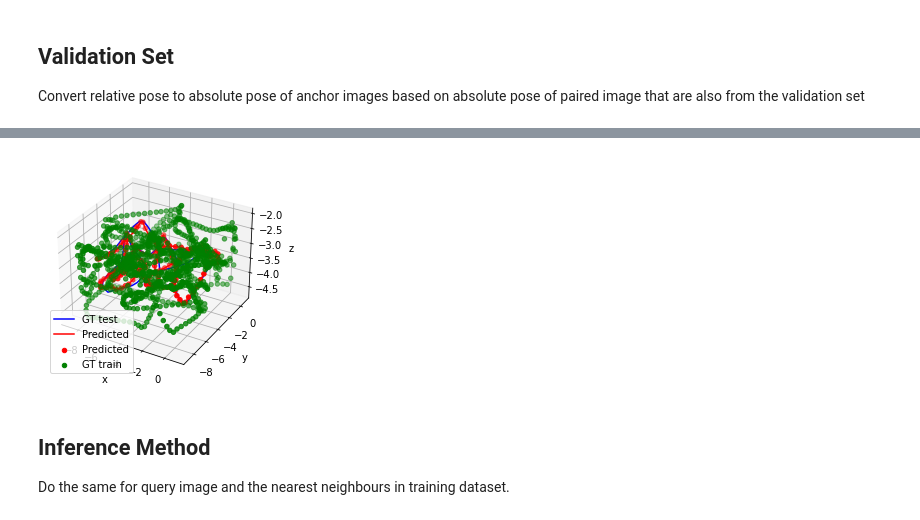
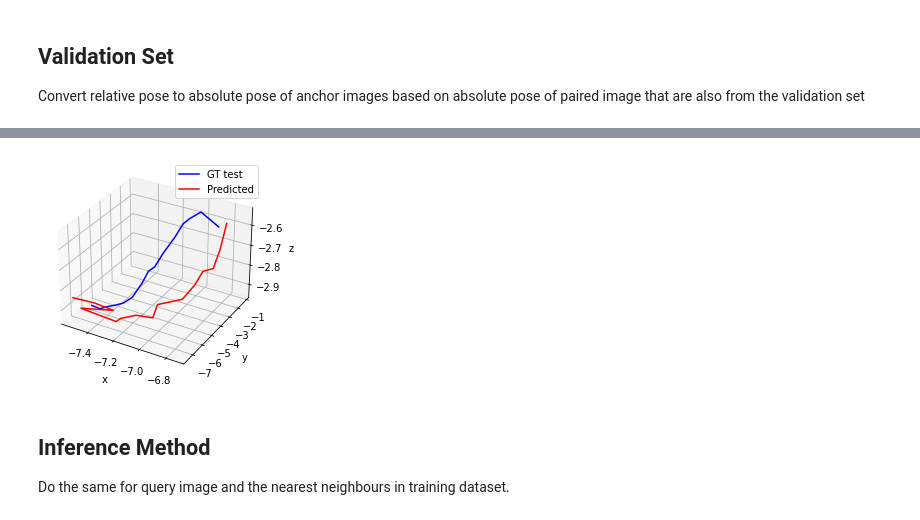
Before and after one commit to sytan98/RelPoseNet, a Jupyter notebook: notebooks/evaluate_results.ipynb, the cells around one changed output, grey strips where cells are left out. Cells and saved outputs as stored; diff of their text form; code cells hidden in the pictures.

```diff
--- a/notebooks/evaluate_results.ipynb
+++ b/notebooks/evaluate_results.ipynb
@@ -59,26 +59,26 @@ print(len(absolute_pose_pred))
 # %%
 import pandas as pd
 import matplotlib.pyplot as plt
 # %matplotlib ipympl
 
 data_root = 'D:/Imperial/FYP/captured_data/airsim_drone_mode/relative_pose/building_relative_v4'
 
 test_data = pd.read_csv(osp.join(data_root, test_seq, 'airsim_rec_0.txt'), sep="\t")
 train_data = pd.read_csv(osp.join(data_root, train_seq, 'airsim_rec_0.txt'), sep="\t")
 
 plt.figure()
 ax = plt.axes(projection= '3d')
-ax.plot3D(test_data["POS_X"], test_data["POS_Y"], test_data["POS_Z"], label = "GT test", color = 'blue')
-ax.plot3D(list(absolute_pose_pred[:,0]), list(absolute_pose_pred[:,1]), list(absolute_pose_pred[:,2]), label = "Predicted", color = "red")
+ax.plot3D(test_data["POS_X"][1+2:16+2], test_data["POS_Y"][1+2:16+2], test_data["POS_Z"][1+2:16+2], label = "GT test", color = 'blue')
+ax.plot3D(list(absolute_pose_pred[:15,0]), list(absolute_pose_pred[:15,1]), list(absolute_pose_pred[:15,2]), label = "Predicted", color = "red")
 # ax.scatter3D(list(absolute_pose_pred[:,0]), list(absolute_pose_pred[:,1]), list(absolute_pose_pred[:,2]), label = "Predicted", color = "red")
 # ax.scatter3D(train_data["POS_X"], train_data["POS_Y"], train_data["POS_Z"], label = "GT train", color='green')
 ax.set_xlabel("x")
 ax.set_ylabel("y")
 ax.set_zlabel("z")
 ax.legend()
 plt.show()
 # %% [output]
-[figure, old version]
+[figure, new version]
 # %% [markdown]
 ## Inference Method
 Do the same for query image and the nearest neighbours in training dataset.
```
Also changed, not shown: parts of 1 cell of this notebook, 3 other files.
